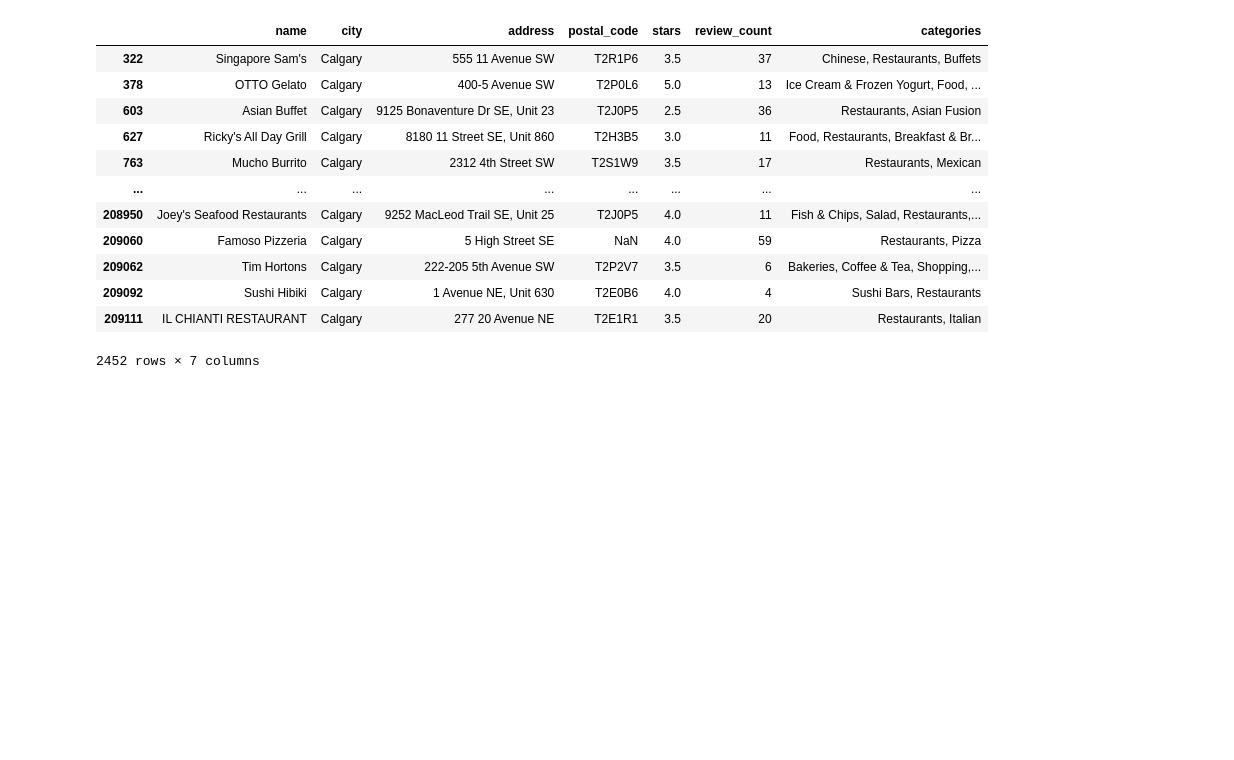
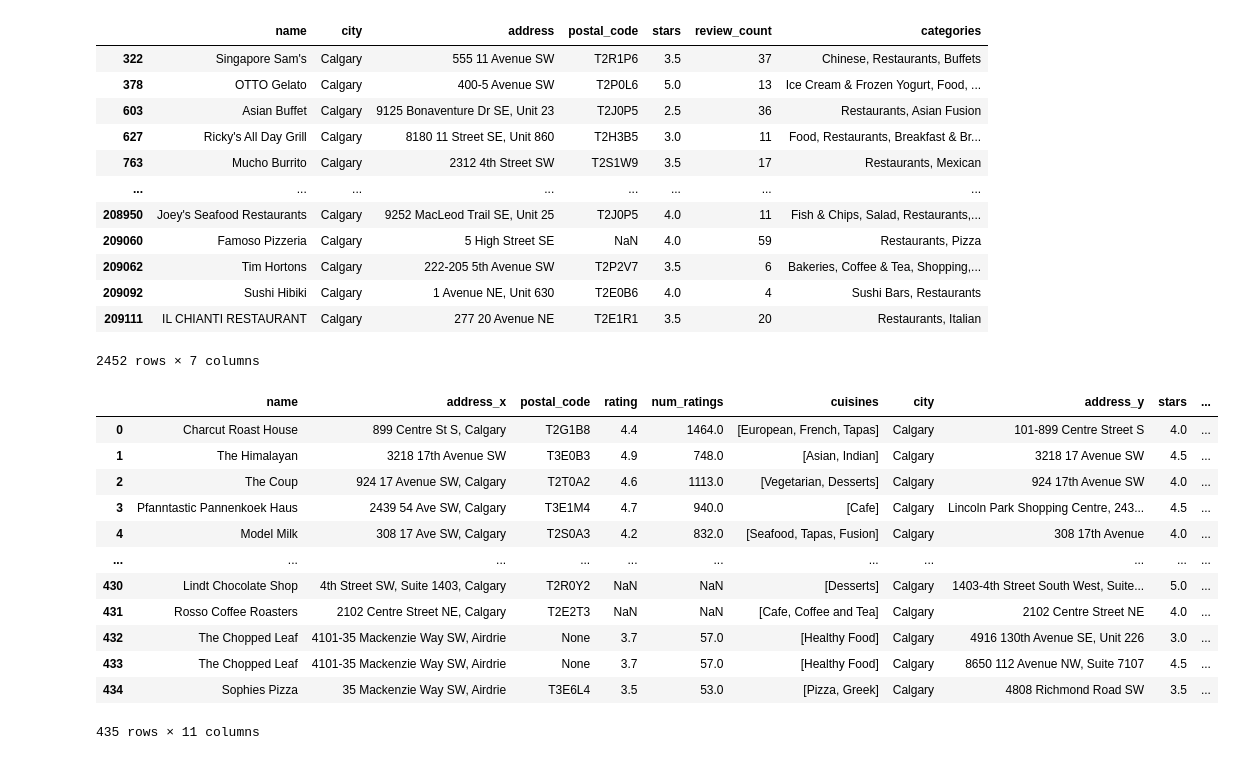
Before and after one commit to avneetgill/ensf544Project, a Jupyter notebook: Phase1.ipynb, the cells around one changed output. Drawn from its saved outputs; the diff is of its cells as text; code cells hidden in the pictures; blank space fills up the shorter version.

Commit message:
merged dataframes

```diff
--- a/Phase1.ipynb
+++ b/Phase1.ipynb
@@ -177,7 +177,8 @@ url = "https://www.zomato.com/calgary/restaurants"
 zomato_html = get_page_html(url)
 parser = BeautifulSoup(zomato_html, 'html.parser')
 
-get_resturant_data(parser)
+zomato_df = get_resturant_data(parser)
+zomato_df
 # %% [output]
 loading...
 loading...
@@ -310,3 +311,20 @@ yelp_df
 | 209092 | Sushi Hibiki | Calgary | 1 Avenue NE, Unit 630 | T2E0B6 | 4.0 | 4 | Sushi Bars, Restaurants |
 | 209111 | IL CHIANTI RESTAURANT | Calgary | 277 20 Avenue NE | T2E1R1 | 3.5 | 20 | Restaurants, Italian |
 2452 rows × 7 columns
+# %%
+merged = zomato_df.merge(yelp_df, how = "inner", left_on = ["name","postal_code"],right_on = ["name","postal_code"])
+merged
+# %% [output]
+|  | name | address_x | postal_code | rating | num_ratings | cuisines | city | address_y | stars | ... |
+| 0 | Charcut Roast House | 899 Centre St S, Calgary | T2G1B8 | 4.4 | 1464.0 | [European, French, Tapas] | Calgary | 101-899 Centre Street S | 4.0 | ... |
+| 1 | The Himalayan | 3218 17th Avenue SW | T3E0B3 | 4.9 | 748.0 | [Asian, Indian] | Calgary | 3218 17 Avenue SW | 4.5 | ... |
+| 2 | The Coup | 924 17 Avenue SW, Calgary | T2T0A2 | 4.6 | 1113.0 | [Vegetarian, Desserts] | Calgary | 924 17th Avenue SW | 4.0 | ... |
+| 3 | Pfanntastic Pannenkoek Haus | 2439 54 Ave SW, Calgary | T3E1M4 | 4.7 | 940.0 | [Cafe] | Calgary | Lincoln Park Shopping Centre, 243... | 4.5 | ... |
+| 4 | Model Milk | 308 17 Ave SW, Calgary | T2S0A3 | 4.2 | 832.0 | [Seafood, Tapas, Fusion] | Calgary | 308 17th Avenue | 4.0 | ... |
+| ... | ... | ... | ... | ... | ... | ... | ... | ... | ... | ... |
+| 430 | Lindt Chocolate Shop | 4th Street SW, Suite 1403, Calgary | T2R0Y2 | NaN | NaN | [Desserts] | Calgary | 1403-4th Street South West, Suite... | 5.0 | ... |
+| 431 | Rosso Coffee Roasters | 2102 Centre Street NE, Calgary | T2E2T3 | NaN | NaN | [Cafe, Coffee and Tea] | Calgary | 2102 Centre Street NE | 4.0 | ... |
+| 432 | The Chopped Leaf | 4101-35 Mackenzie Way SW, Airdrie | None | 3.7 | 57.0 | [Healthy Food] | Calgary | 4916 130th Avenue SE, Unit 226 | 3.0 | ... |
+| 433 | The Chopped Leaf | 4101-35 Mackenzie Way SW, Airdrie | None | 3.7 | 57.0 | [Healthy Food] | Calgary | 8650 112 Avenue NW, Suite 7107 | 4.5 | ... |
+| 434 | Sophies Pizza | 35 Mackenzie Way SW, Airdrie | T3E6L4 | 3.5 | 53.0 | [Pizza, Greek] | Calgary | 4808 Richmond Road SW | 3.5 | ... |
+435 rows × 11 columns
```
